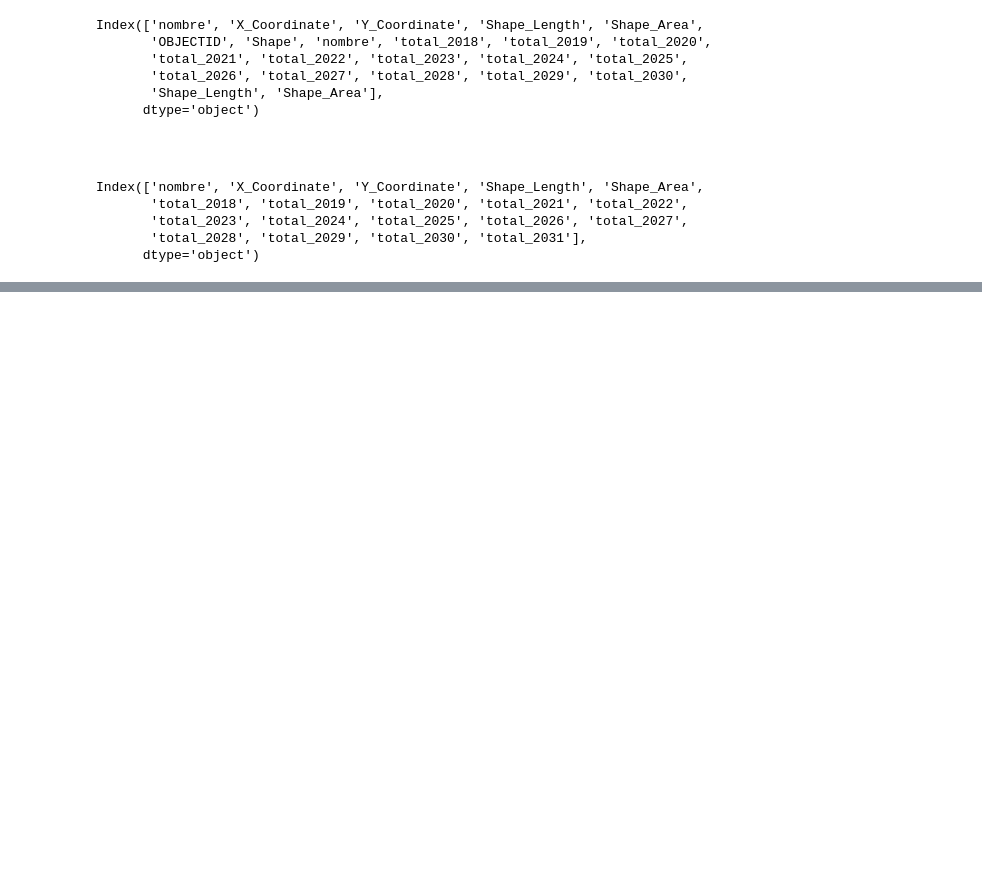
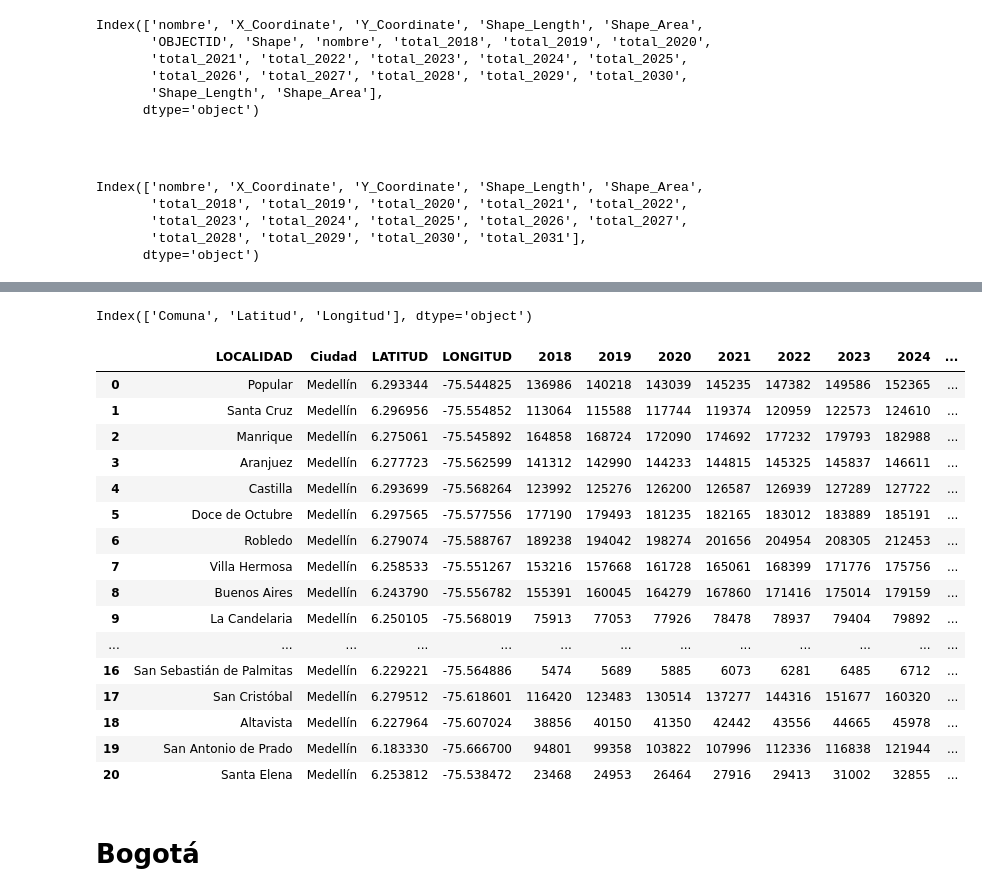
Before and after one commit to fundatosudea/material_20242, a Jupyter notebook: exploraciondatos/Lab02_exploracion.ipynb, the cells around one changed output, grey strips where cells are left out. Cells and saved outputs as stored; diff of their text form; code cells hidden in the pictures; blank space fills up the shorter version.

```diff
--- a/exploraciondatos/Lab02_exploracion.ipynb
+++ b/exploraciondatos/Lab02_exploracion.ipynb
@@ -68,0 +69,13 @@ df3_.to_csv("DatasetRaw/Lab02_poblacion_proyeccion_201.csv")
+# %%
+df3_med=df3_[["nombre", "X_Coordinate", "Y_Coordinate", 'total_2018', 'total_2019', 'total_2020', 'total_2021'\
+      , 'total_2022', 'total_2023', 'total_2024', 'total_2025', 'total_2026', 'total_2027', 'total_2028',\
+      'total_2029', 'total_2030', "total_2031"]]
+
+cols_med_viejo=["nombre", "X_Coordinate", "Y_Coordinate", 'total_2018', 'total_2019', 'total_2020', 'total_2021'\
+      , 'total_2022', 'total_2023', 'total_2024', 'total_2025', 'total_2026', 'total_2027', 'total_2028',\
+      'total_2029', 'total_2030', "total_2031"]
+cols_med_nuevo=['LOCALIDAD', 'X_Coordinate', 'Y_Coordinate', '2018', '2019', '2020', '2021', '2022', '2023', '2024', '2025', '2026', '2027', '2028', '2029', '2030', '2031']
+
+df3_med.columns=cols_med_nuevo
+
+df3_med["Ciudad"]="Medellín"
@@ -68,0 +110,3 @@ df3_.to_csv("DatasetRaw/Lab02_poblacion_proyeccion_201.csv")
+# %%
+com_med=pd.read_csv("DatasetRaw/comuna_loc_med.csv", sep=";")
+com_med
@@ -68,0 +151,35 @@ df3_.to_csv("DatasetRaw/Lab02_poblacion_proyeccion_201.csv")
+# %%
+com_med.columns
+# %% [output]
+Index(['Comuna', 'Latitud', 'Longitud'], dtype='object')
+# %%
+df_merged_med = pd.merge(df3_med, com_med, left_on='LOCALIDAD', right_on='Comuna')
+df_merged_med.columns
+cols_med=['LOCALIDAD', 'Ciudad','Latitud','Longitud', '2018', '2019', '2020','2021', '2022', '2023', '2024', '2025', '2026', '2027', '2028', '2029','2030', '2031', ]
+# %%
+df_med_ = df_merged_med[cols_med]
+# %%
+
+cols=['LOCALIDAD', 'Ciudad', 'LATITUD', 'LONGITUD', '2018', '2019', '2020',
+       '2021', '2022', '2023', '2024', '2025', '2026', '2027', '2028', '2029',
+       '2030', '2031']
+df_med_.columns=cols
+df_med_
+# %% [output]
+|  | LOCALIDAD | Ciudad | LATITUD | LONGITUD | 2018 | 2019 | 2020 | 2021 | 2022 | 2023 | 2024 | ... |
+| 0 | Popular | Medellín | 6.293344 | -75.544825 | 136986 | 140218 | 143039 | 145235 | 147382 | 149586 | 152365 | ... |
+| 1 | Santa Cruz | Medellín | 6.296956 | -75.554852 | 113064 | 115588 | 117744 | 119374 | 120959 | 122573 | 124610 | ... |
+| 2 | Manrique | Medellín | 6.275061 | -75.545892 | 164858 | 168724 | 172090 | 174692 | 177232 | 179793 | 182988 | ... |
+| 3 | Aranjuez | Medellín | 6.277723 | -75.562599 | 141312 | 142990 | 144233 | 144815 | 145325 | 145837 | 146611 | ... |
+| 4 | Castilla | Medellín | 6.293699 | -75.568264 | 123992 | 125276 | 126200 | 126587 | 126939 | 127289 | 127722 | ... |
+| 5 | Doce de Octubre | Medellín | 6.297565 | -75.577556 | 177190 | 179493 | 181235 | 182165 | 183012 | 183889 | 185191 | ... |
+| 6 | Robledo | Medellín | 6.279074 | -75.588767 | 189238 | 194042 | 198274 | 201656 | 204954 | 208305 | 212453 | ... |
+| 7 | Villa Hermosa | Medellín | 6.258533 | -75.551267 | 153216 | 157668 | 161728 | 165061 | 168399 | 171776 | 175756 | ... |
+| 8 | Buenos Aires | Medellín | 6.243790 | -75.556782 | 155391 | 160045 | 164279 | 167860 | 171416 | 175014 | 179159 | ... |
+| 9 | La Candelaria | Medellín | 6.250105 | -75.568019 | 75913 | 77053 | 77926 | 78478 | 78937 | 79404 | 79892 | ... |
+| ... | ... | ... | ... | ... | ... | ... | ... | ... | ... | ... | ... | ... |
+| 16 | San Sebastián de Palmitas | Medellín | 6.229221 | -75.564886 | 5474 | 5689 | 5885 | 6073 | 6281 | 6485 | 6712 | ... |
+| 17 | San Cristóbal | Medellín | 6.279512 | -75.618601 | 116420 | 123483 | 130514 | 137277 | 144316 | 151677 | 160320 | ... |
+| 18 | Altavista | Medellín | 6.227964 | -75.607024 | 38856 | 40150 | 41350 | 42442 | 43556 | 44665 | 45978 | ... |
+| 19 | San Antonio de Prado | Medellín | 6.183330 | -75.666700 | 94801 | 99358 | 103822 | 107996 | 112336 | 116838 | 121944 | ... |
+| 20 | Santa Elena | Medellín | 6.253812 | -75.538472 | 23468 | 24953 | 26464 | 27916 | 29413 | 31002 | 32855 | ... |
@@ -68,0 +227,2 @@ df3_.to_csv("DatasetRaw/Lab02_poblacion_proyeccion_201.csv")
+# %% [markdown]
+# Bogotá
```
Also changed, not shown: parts of 22 cells of this notebook, 12 other files.
